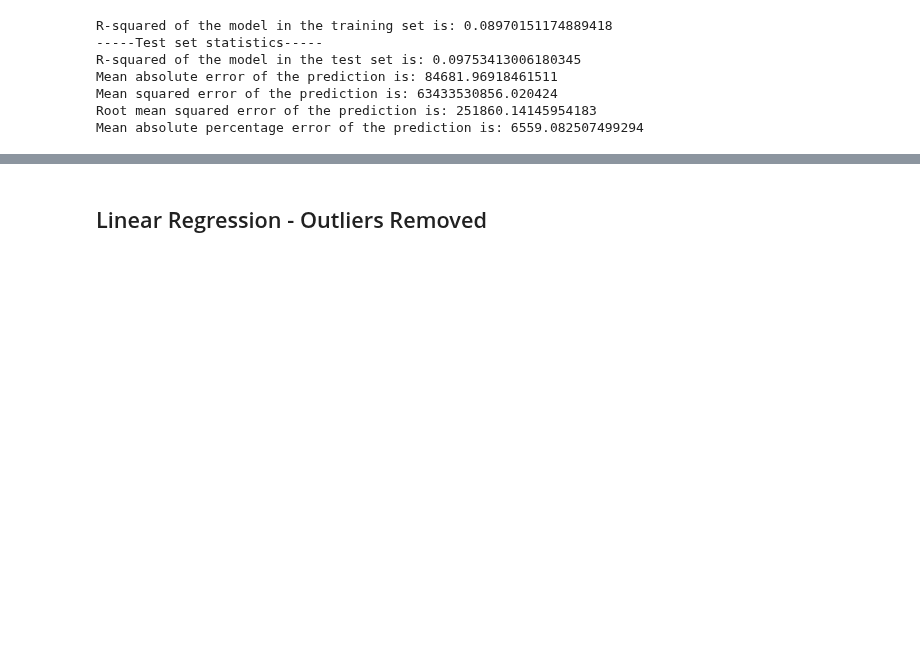
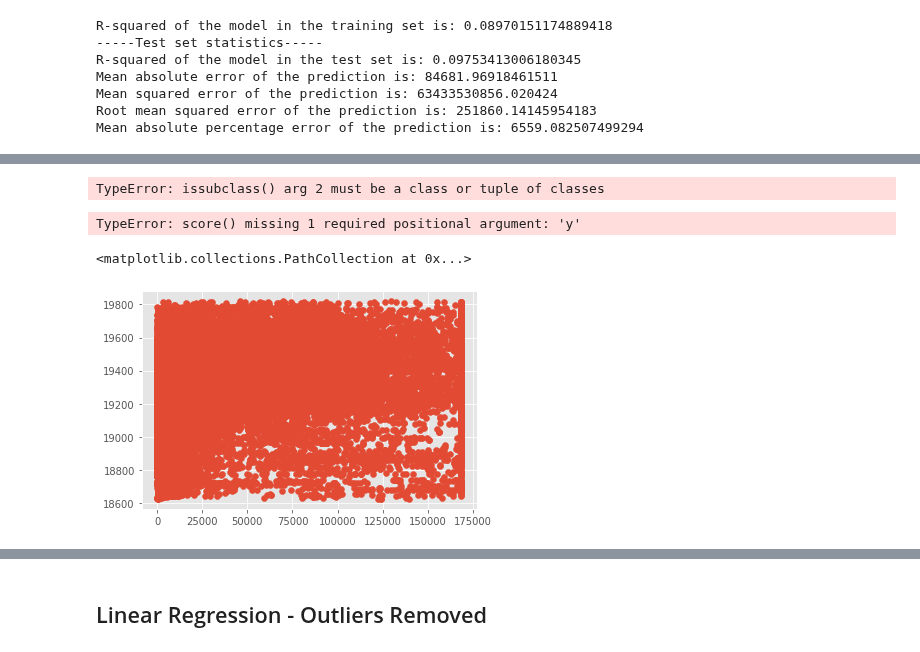
Before and after one commit to mrkjhsn/Not_for_Profit_Compensation_Modeling, a Jupyter notebook: 06.modeling.ipynb, the cells around one changed output, grey strips where cells are left out. Saved outputs shown, nothing was run; the diff lists cells and outputs as text; code cells hidden in the pictures; blank space fills up the shorter version.

```diff
--- a/06.modeling.ipynb
+++ b/06.modeling.ipynb
@@ -218,0 +480,8 @@ Mean absolute percentage error of the prediction is: 6559.082507499294
+# %%
+sc_X = StandardScaler()
+sc_y = StandardScaler()
+X = sc_X.fit_transform(X)
+
+# must convert to array and reshape
+# otherwise error message
+y = sc_y.fit_transform(np.array(y).reshape(-1, 1))
@@ -218,0 +493,8 @@ Mean absolute percentage error of the prediction is: 6559.082507499294
+# %%
+svr.fit(X_train, y_train)
+# %% [output]
+TypeError: issubclass() arg 2 must be a class or tuple of classes
+# %%
+svr.score(X_test, y_test)
+# %% [output]
+TypeError: score() missing 1 required positional argument: 'y'
@@ -218,0 +503,5 @@ Mean absolute percentage error of the prediction is: 6559.082507499294
+# %%
+plt.scatter(y, regressor.predict(X))
+# %% [output]
+<matplotlib.collections.PathCollection at 0x...>
+[figure, added]
```
Also changed, not shown: parts of 81 cells of this notebook.
